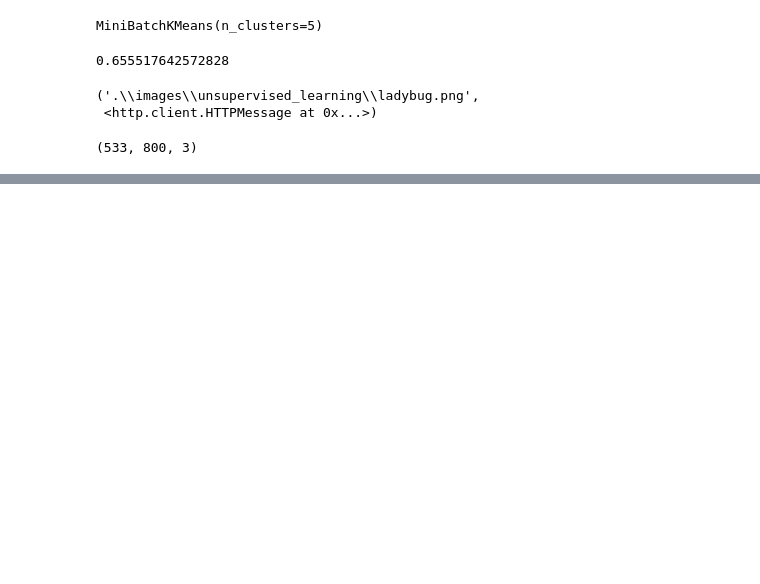
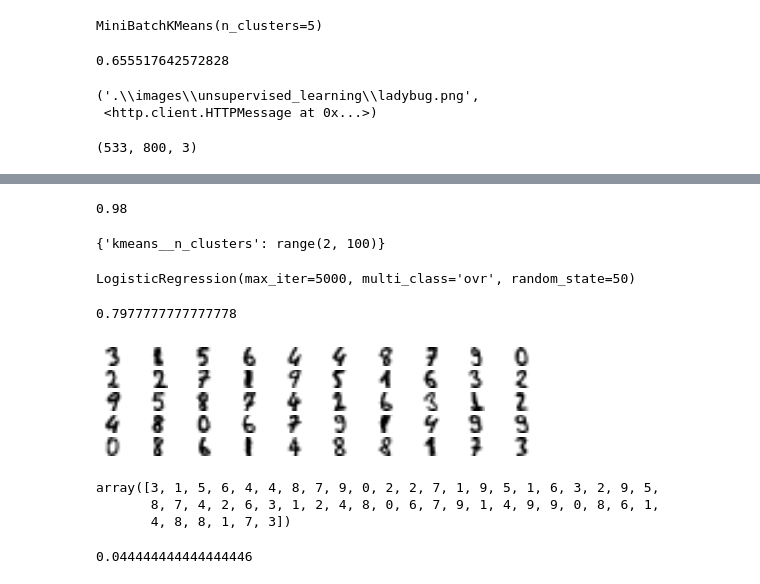
Before and after one commit to andysitu/ml, a Jupyter notebook: model-house-price/unsupervised_learning.ipynb, the cells around one changed output, grey strips where cells are left out. Drawn from its saved outputs; the diff is of its cells as text; code cells hidden in the pictures; blank space fills up the shorter version.

```diff
--- a/model-house-price/unsupervised_learning.ipynb
+++ b/model-house-price/unsupervised_learning.ipynb
@@ -179,0 +249,9 @@ image.shape
+# %%
+# GridSearchCV to find optimal clusters num
+
+from sklearn.model_selection import GridSearchCV
+
+# param_grid = dict(kmeans__n_clusters=range(2, 100))
+param_grid = dict(kmeans__n_clusters=range(70, 100))
+grid_clf = GridSearchCV(pipeline, param_grid, cv=3, verbose=2)
+grid_clf.fit(X_train, y_train)
@@ -179,0 +288,45 @@ image.shape
+# %%
+grid_clf.score(X_test, y_test)
+# %% [output]
+0.98
+# %%
+param_grid = dict(kmeans__n_clusters=range(2, 100))
+print(param_grid)
+# %% [output]
+{'kmeans__n_clusters': range(2, 100)}
+# %%
+# clustering for semi-supervised
+n_labeled = 50
+log_reg = LogisticRegression(multi_class="ovr", solver="lbfgs", max_iter=5000, random_state=50)
+log_reg.fit(X_train[:n_labeled], y_train[:n_labeled])
+# %% [output]
+LogisticRegression(max_iter=5000, multi_class='ovr', random_state=50)
+# %%
+log_reg.score(X_test, y_test)
+# %% [output]
+0.7977777777777778
+# %%
+# get 50 representative images
+
+k = 50
+kmeans = KMeans(n_clusters=k, random_state=42)
+X_digits_dist = kmeans.fit_transform(X_train)
+representative_digit_idx = np.argmin(X_digits_dist, axis=0)
+X_representative_digits = X_train[representative_digit_idx]
+# %%
+
+plt.figure(figsize=(8, 2))
+for index, X_representative_digit in enumerate(X_representative_digits):
+    plt.subplot(k // 10, 10, index + 1)
+    plt.imshow(X_representative_digit.reshape(8, 8), cmap="binary", interpolation="bilinear")
+    plt.axis('off')
+
+plt.show()
+# %% [output]
+[figure, added]
+# %%
+y_train[representative_digit_idx]
+# %% [output]
+array([3, 1, 5, 6, 4, 4, 8, 7, 9, 0, 2, 2, 7, 1, 9, 5, 1, 6, 3, 2, 9, 5,
+       8, 7, 4, 2, 6, 3, 1, 2, 4, 8, 0, 6, 7, 9, 1, 4, 9, 9, 0, 8, 6, 1,
+       4, 8, 8, 1, 7, 3])
@@ -179,0 +346,6 @@ image.shape
+# %%
+log_reg = LogisticRegression(multi_class="ovr", solver="lbfgs", max_iter=5000, random_state=50)
+log_reg.fit(X_representative_digits, y_representative_digits)
+log_reg.score(X_test, y_test)
+# %% [output]
+0.044444444444444446
```
Also changed, not shown: parts of 22 cells of this notebook.
